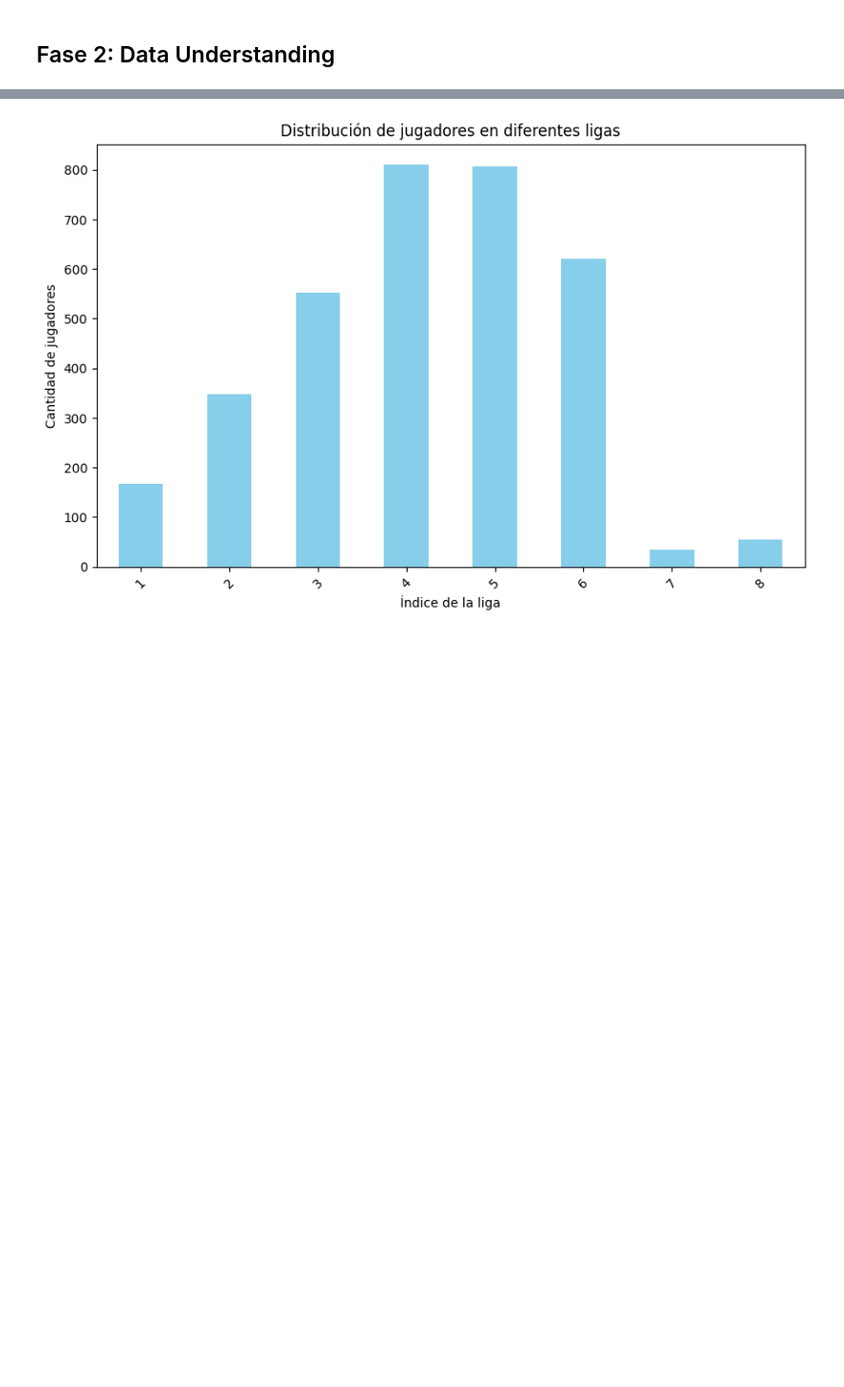
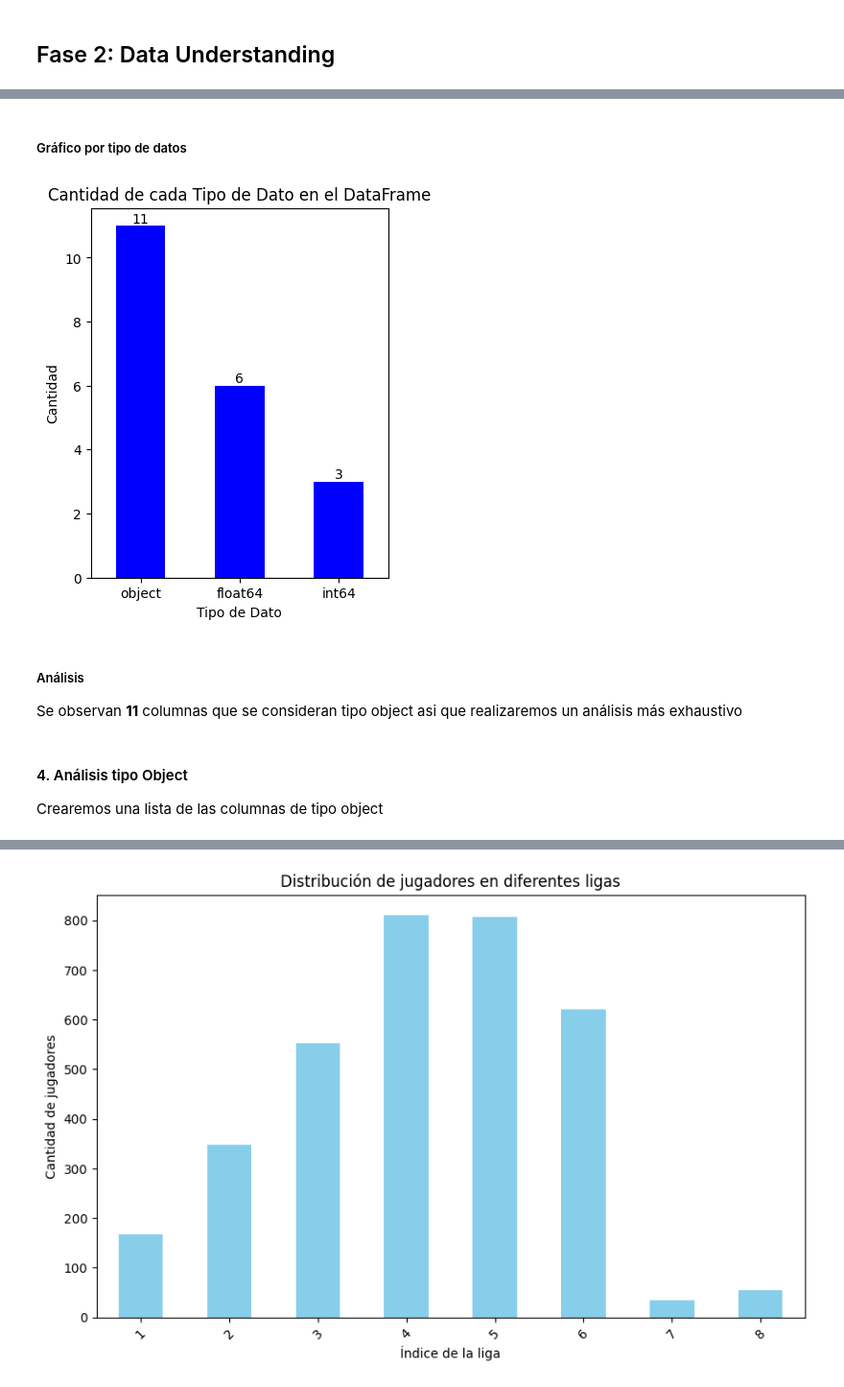
Before and after one commit to Nandocho8/Mineria, a Jupyter notebook: StarCraft.ipynb, the cells around one changed output, grey strips where cells are left out. Shown at 96% size. Drawn from its saved outputs; the diff is of its cells as text; code cells hidden in the pictures; blank space fills up the shorter version.

```diff
--- a/StarCraft.ipynb
+++ b/StarCraft.ipynb
@@ -213,0 +172,26 @@ Valores únicos:
+# %% [markdown]
+##### Gráfico por tipo de datos
+# %%
+
+types = df.dtypes.value_counts()
+plt.figure(figsize=(4, 5))
+ax = types.plot(kind='bar', rot=0, color='blue')
+
+for p in ax.patches:
+    ax.annotate(str(p.get_height()), (p.get_x() + p.get_width() / 2., p.get_height()),
+                ha='center', va='center', xytext=(0, 5), textcoords='offset points')
+
+plt.xlabel('Tipo de Dato')
+plt.ylabel('Cantidad')
+plt.title('Cantidad de cada Tipo de Dato en el DataFrame')
+plt.show()
+# %% [output]
+[figure, added]
+# %% [markdown]
+##### Análisis
+
+Se observan **11** columnas que se consideran tipo object asi que realizaremos un análisis más exhaustivo
+# %% [markdown]
+#### 4. Análisis tipo Object
+
+Crearemos una lista de las columnas de tipo object
```
Also changed, not shown: parts of 56 cells of this notebook.
